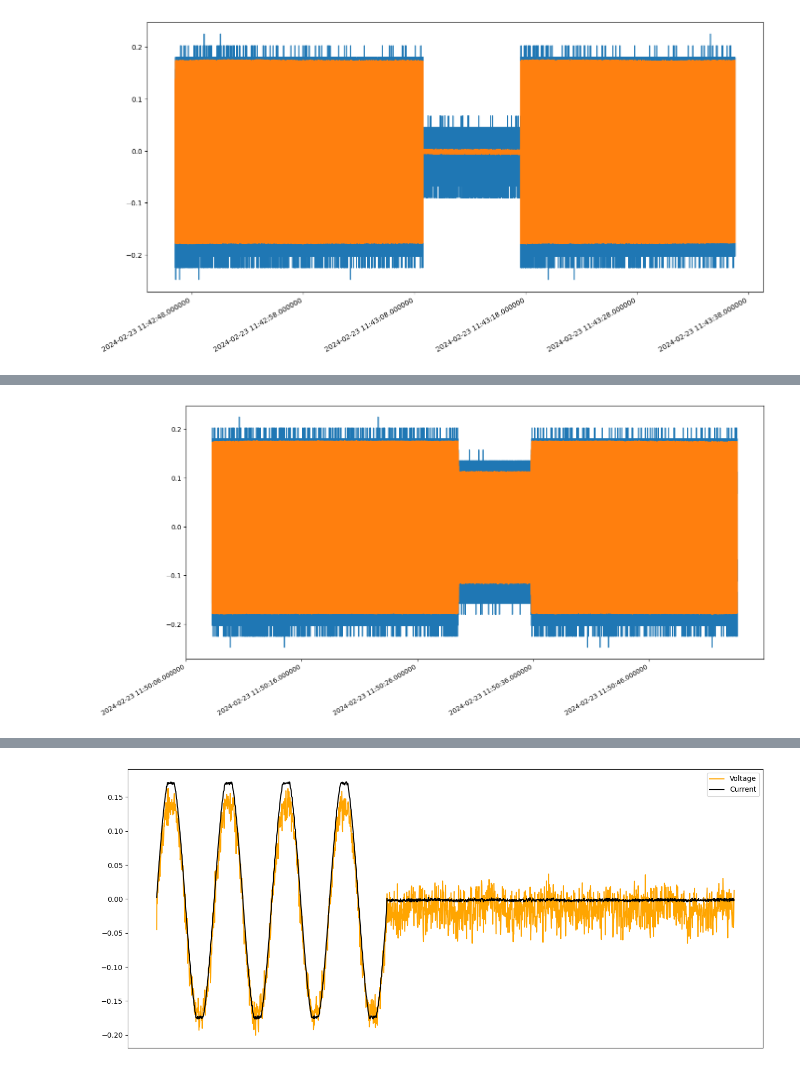
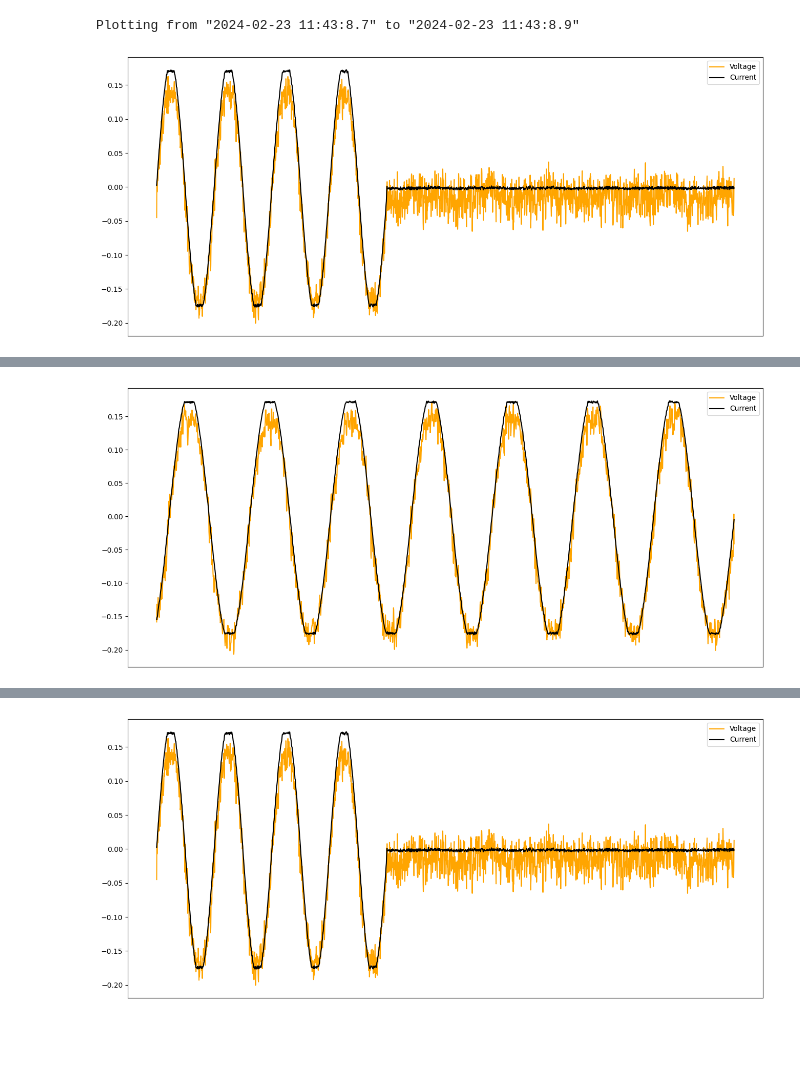
Before and after one commit to YuganshuWadhwa/Anomaly-Detection-For-Electrical-Systems, a Jupyter notebook: anomalies.ipynb, the cells around one changed output, grey strips where cells are left out. Cells and saved outputs as stored; diff of their text form; code cells hidden in the pictures; blank space fills up the shorter version.

```diff
--- a/anomalies.ipynb
+++ b/anomalies.ipynb
@@ -27,30 +27,42 @@ def modifyTimestamps(df):
     return df
 
 
-def plotSimulation(df):
+def plotSimulation(df, timeStart=None, timeEnd=None):
 
-    U1 = np.array(df['U_L1real'])[:]
-    I1 = np.array(df['I_L1real'])[:]
-    time = np.array(df['Time'])[:]
+    if timeStart == None:   timeStart = df.iloc[0]['Time']
+    if timeEnd == None:     timeEnd = df.iloc[-1]['Time']
+    print(f'Plotting from "{timeStart}" to "{timeEnd}"')
+
+
+    U1 = df[(df['Time'] >= timeStart) & (df['Time'] <= timeEnd)]['U_L1real']
+    U1 = savgol_filter(x=U1, window_length=10, polyorder=5)
+
+    I1 = df[(df['Time'] >= timeStart) & (df['Time'] <= timeEnd)]['I_L1real']
+    I1 = savgol_filter(x=I1, window_length=10, polyorder=5)
+
+    time = df[(df['Time'] >= timeStart) & (df['Time'] <= timeEnd)]['Time']
+
 
     fig = plt.figure(figsize=(16, 8))
-    plt.plot(time, U1)
-    plt.plot(time, I1)
+    plt.plot(time, U1, label='Voltage', c='orange')
+    plt.plot(time, I1, label='Current', c='k')
 
     plt.gca().xaxis.set_major_formatter(mdates.DateFormatter('%Y-%m-%d %H:%M:%S.%f'))
     plt.gca().xaxis.set_major_locator(mdates.SecondLocator(interval=10))
     plt.gcf().autofmt_xdate()
+    plt.legend()
     plt.show()
 # %%
-powerFailureDf = pd.read_csv('Simulations/Power Anomalies Simulations/01_Power_failure_10sec.csv', sep=';')
+powerFailureDf = pd.read_csv('Power Anomalies Simulations Data/01_Power_failure_10sec.csv', sep=';')
 powerFailureDf = modifyTimestamps(df=powerFailureDf)
 
-plotSimulation(df=powerFailureDf)
+plotSimulation(df=powerFailureDf, timeStart='2024-02-23 11:43:8.7', timeEnd='2024-02-23 11:43:8.9')
 # %% [output]
+Plotting from "2024-02-23 11:43:8.7" to "2024-02-23 11:43:8.9"
-[figure, old version]
+[figure, new version]
 # %%
-powerSagDf = pd.read_csv('Simulations/Power Anomalies Simulations/02_Power_sag_5sec.csv', sep=';')
+powerSagDf = pd.read_csv('Power Anomalies Simulations Data/02_Power_sag_5sec.csv', sep=';')
 powerSagDf = modifyTimestamps(df=powerSagDf)
 
-plotSimulation(df=powerSagDf)
+plotSimulation(df=powerSagDf, timeEnd='2024-02-23 11:50:08.4')
 # %% [output]
@@ -57 +70 @@ plotSimulation(df=powerSagDf)
-[figure, old version]
+[figure, new version]
```
Also changed, not shown: parts of 7 cells of this notebook.
